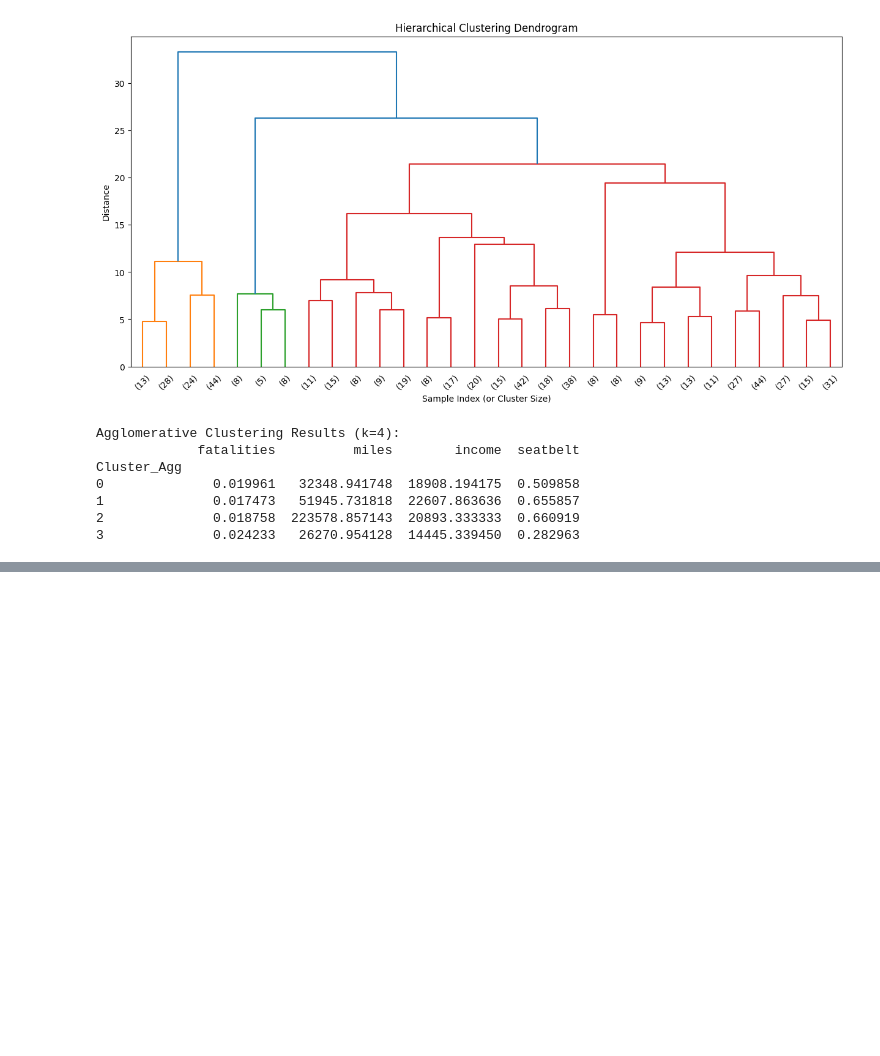
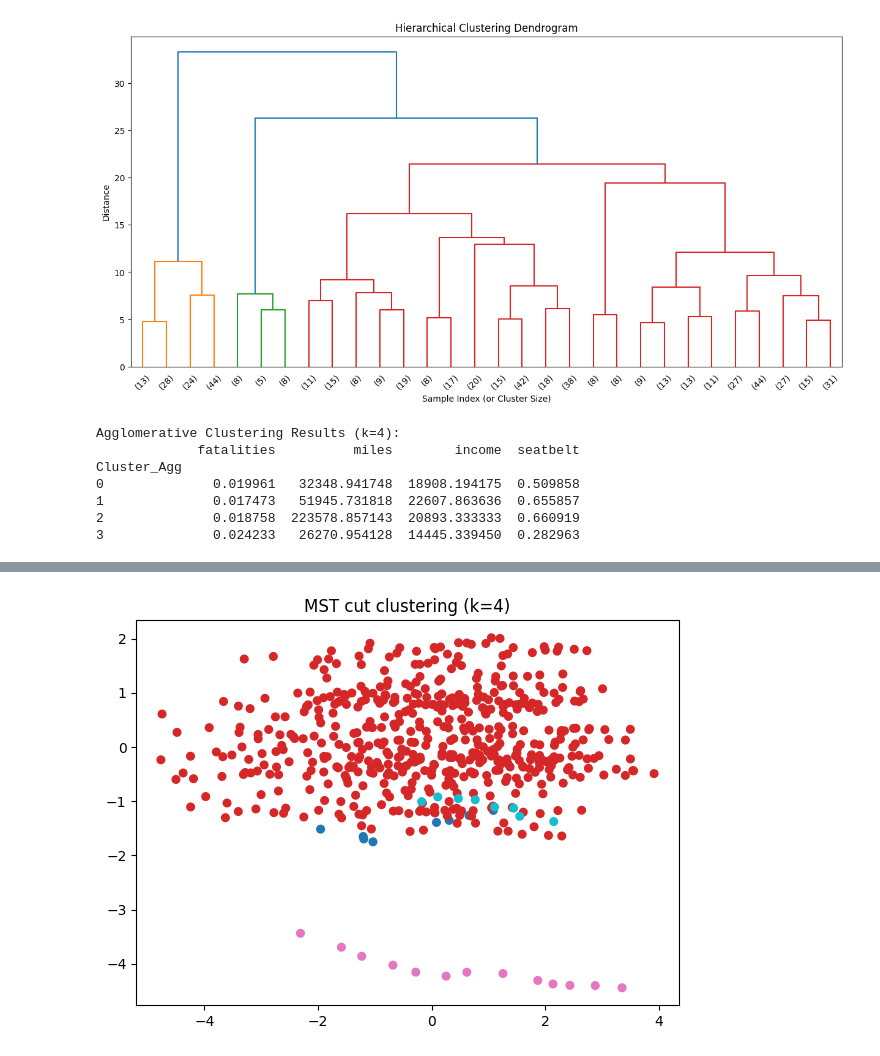
Before and after one commit to Gayatri2912/22BDS0126, a Jupyter notebook: 22bds0126.ipynb, the cells around one changed output, grey strips where cells are left out. Saved outputs shown, nothing was run; the diff lists cells and outputs as text; code cells hidden in the pictures; blank space fills up the shorter version.

```diff
--- a/22bds0126.ipynb
+++ b/22bds0126.ipynb
@@ -562,0 +617,50 @@ Cluster_Agg
+# %%
+# Minimun Spanning Tree clustering
+import numpy as np
+from scipy.spatial.distance import pdist, squareform
+import networkx as nx
+from scipy.sparse.csgraph import minimum_spanning_tree
+
+# use Xs (scaled numeric matrix) and keep indices
+Dcond = pdist(Xs, metric='euclidean')
+D = squareform(Dcond)
+
+# compute MST as sparse matrix
+mst_sparse = minimum_spanning_tree(D)
+mst = mst_sparse.toarray().astype(float)
+
+# build networkx graph for visualization
+G = nx.Graph()
+n = Xs.shape[0]
+for i in range(n):
+    G.add_node(i)
+rows, cols = np.where(mst > 0)
+for r,c in zip(rows, cols):
+    G.add_edge(r, c, weight=mst[r,c])
+
+# To get clusters: cut top (k-1) largest edges
+k = n_clusters
+edges_sorted = sorted(G.edges(data=True), key=lambda e: e[2]['weight'], reverse=True)
+Gcut = G.copy()
+# remove (k-1) largest edges
+for i_e in range(k-1):
+    u,v,_ = edges_sorted[i_e]
+    Gcut.remove_edge(u, v)
+
+# connected components are clusters
+components = list(nx.connected_components(Gcut))
+labels_mst = np.zeros(n, dtype=int)
+for i_comp, comp in enumerate(components):
+    for node in comp:
+        labels_mst[node] = i_comp
+
+# map back to original index and attach
+df.loc[X.index, 'mst_cluster'] = labels_mst
+
+# visualize clusters in PCA
+plt.figure(figsize=(7,5))
+plt.scatter(X2[:,0], X2[:,1], c=labels_mst, s=30, cmap='tab10')
+plt.title(f'MST cut clustering (k={k})')
+plt.show()
+# %% [output]
+[figure, added]
```
Also changed, not shown: parts of 19 cells of this notebook.
